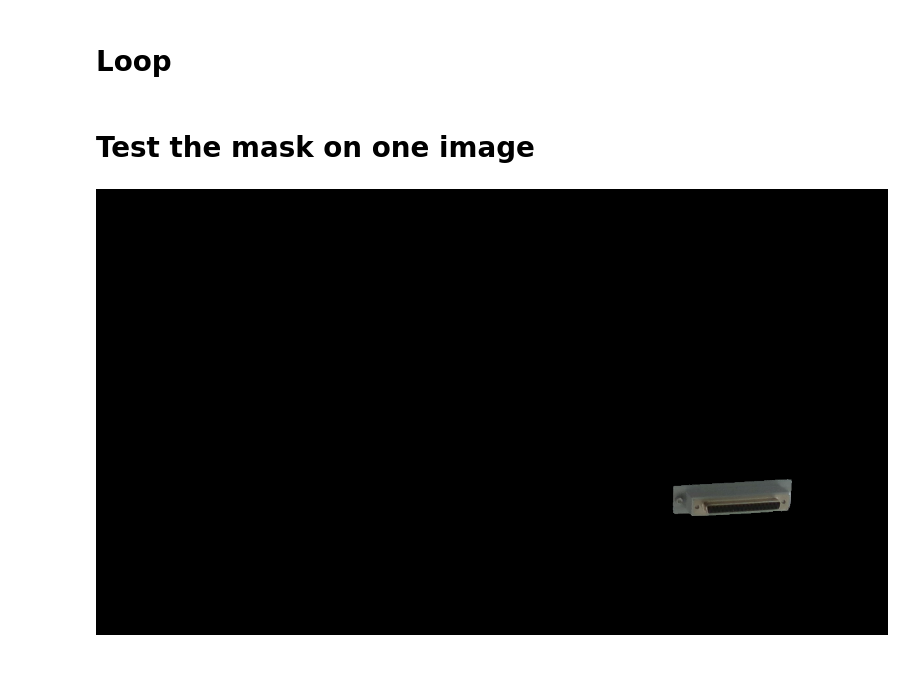
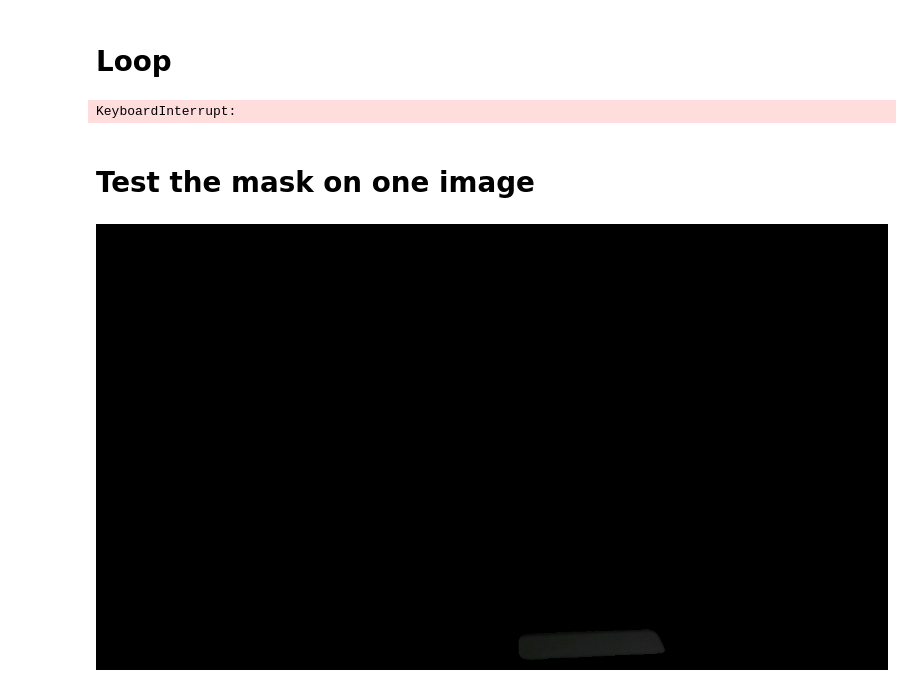
Before and after one commit to mose1020/sam, a Jupyter notebook: sam_loop.ipynb, the cells around one changed output. Saved outputs shown, nothing was run; the diff lists cells and outputs as text; code cells hidden in the pictures.

```diff
--- a/sam_loop.ipynb
+++ b/sam_loop.ipynb
@@ -58,6 +59,9 @@ def is_mask_inside(large_mask, small_mask):
 # %% [markdown]
 # Loop
 # %%
+# with open('mask_size.csv', mode='w', newline='') as file:
+#     writer = csv.writer(file)
+#     writer.writerow(['Mask', 'Path'])
 for img_path in tqdm(img_path_list):
     img = cv2.imread(img_path)
     img = cv2.cvtColor(img, cv2.COLOR_BGR2RGB)
@@ -100,29 +104,30 @@ for img_path in tqdm(img_path_list):
         height = np.max([np.max(contour[:, 0]) for contour in contours])
         ratio.append(width/height)
 
-    #closest_value = min(ratio, key=lambda x: abs(x - default_ratio))
-    closest_value = max(ratio)
+    closest_value = min(ratio, key=lambda x: abs(x - default_ratio))
+    #closest_value = max(ratio)
     closest_index = ratio.index(closest_value)
     plug_mask = inside_masks_sorted[closest_index]
     plug_mask = find_biggest_contiguous_area(plug_mask)
-
     plug_image = Image.fromarray(plug_mask.astype('uint8') * 255, mode='L')
     img_name = img_path.split('/')[-1]
     plug_image.save(path+'/segmentation_images/'+img_name)
+# %% [output]
+KeyboardInterrupt:
 # %% [markdown]
 # Test the mask on one image
 # %%
-number = 34
+number = 19
 
 mask = Image.open(path+'/segmentation_images/picture_'+str(number)+'.png').convert('1')
 mask = np.array(mask)
 
 img = cv2.imread(path+'/train/picture_'+str(number)+'.png') # normaly /train/ instead of /test/
 img = cv2.cvtColor(img, cv2.COLOR_BGR2RGB)
 
 result_array = np.zeros_like(img)
 result_array[mask] = img[mask]
 result_image = Image.fromarray(result_array)
 display(result_image)
 # %% [output]
-[figure, old version]
+[figure, new version]
```
Also changed, not shown: parts of 1 cell of this notebook, 1 other file.
